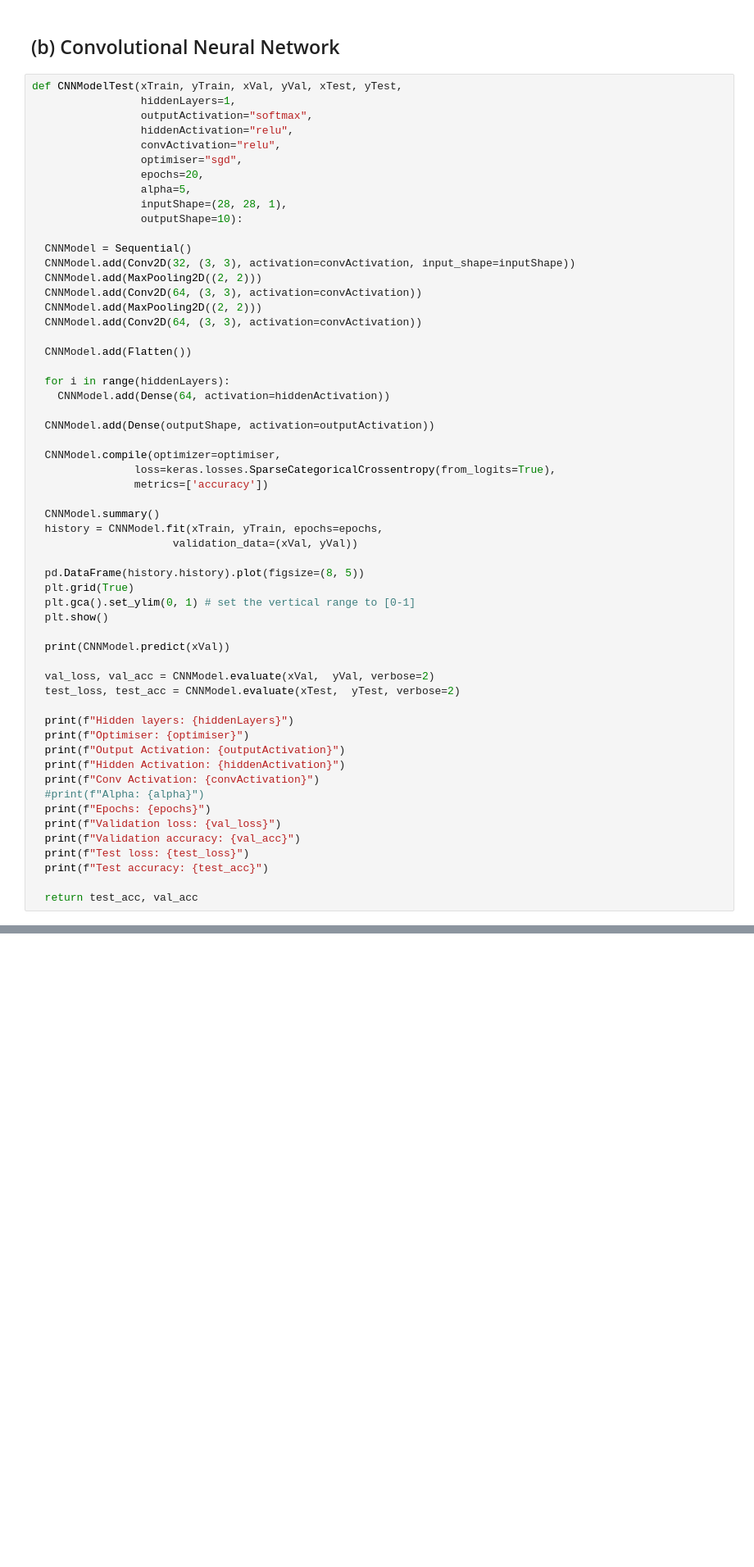
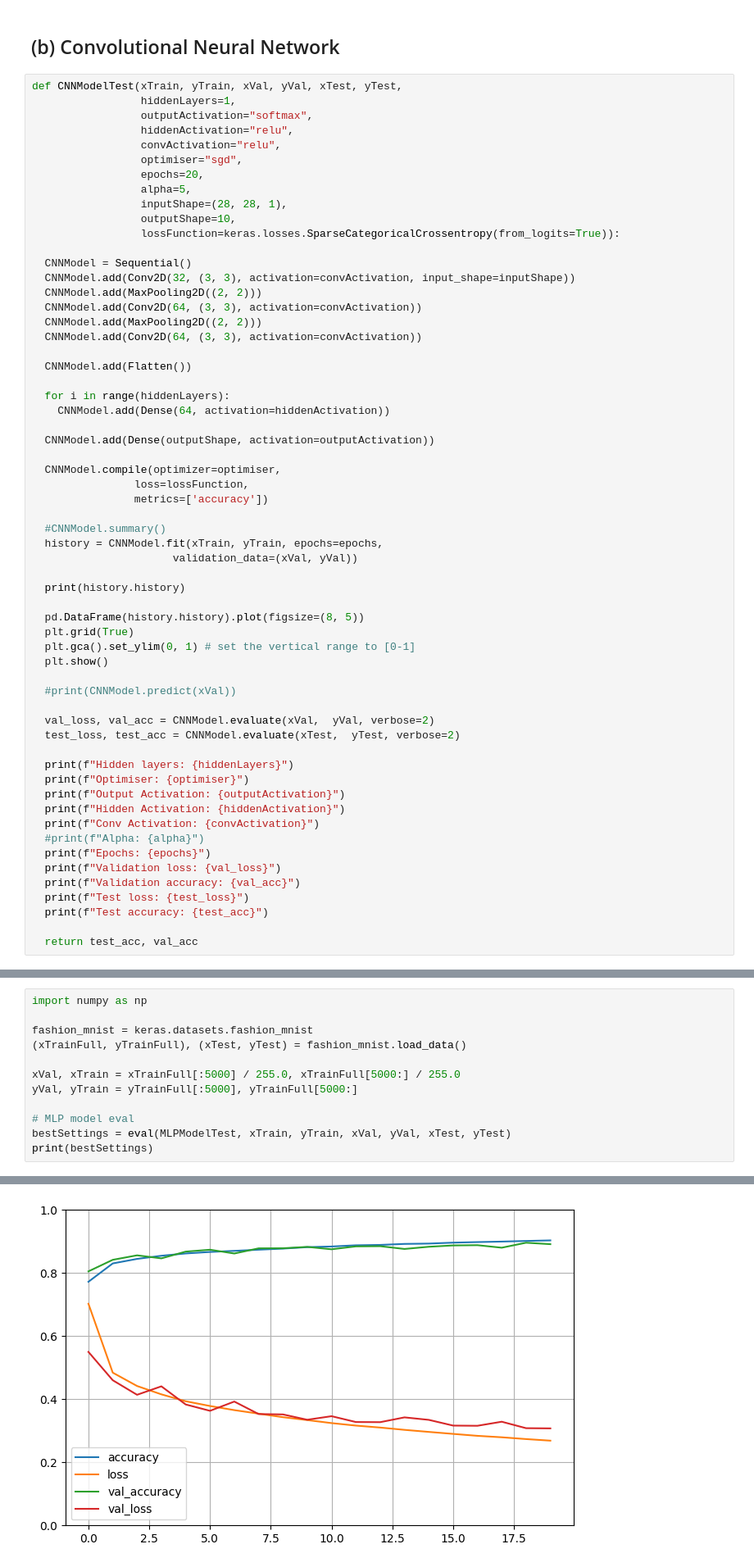
Before and after one commit to Demmenie/itdl, a Jupyter notebook: idl-a1/ITDL_A1.ipynb, the cells around one changed output, grey strips where cells are left out. Shown at 82% size. Drawn from its saved outputs; the diff is of its cells as text; blank space fills up the shorter version.

Commit message:
Added Standard Eval and Circular Loss

```diff
--- a/idl-a1/ITDL_A1.ipynb
+++ b/idl-a1/ITDL_A1.ipynb
@@ -318,7 +318,8 @@ def CNNModelTest(xTrain, yTrain, xVal, yVal, xTest, yTest,
                  epochs=20,
                  alpha=5,
                  inputShape=(28, 28, 1),
-                 outputShape=10):
+                 outputShape=10,
+                 lossFunction=keras.losses.SparseCategoricalCrossentropy(from_logits=True)):
 
   CNNModel = Sequential()
   CNNModel.add(Conv2D(32, (3, 3), activation=convActivation, input_shape=inputShape))
@@ -335,19 +336,21 @@ def CNNModelTest(xTrain, yTrain, xVal, yVal, xTest, yTest,
   CNNModel.add(Dense(outputShape, activation=outputActivation))
 
   CNNModel.compile(optimizer=optimiser,
-                loss=keras.losses.SparseCategoricalCrossentropy(from_logits=True),
+                loss=lossFunction,
                 metrics=['accuracy'])
 
-  CNNModel.summary()
+  #CNNModel.summary()
   history = CNNModel.fit(xTrain, yTrain, epochs=epochs,
                       validation_data=(xVal, yVal))
+
+  print(history.history)
 
   pd.DataFrame(history.history).plot(figsize=(8, 5))
   plt.grid(True)
   plt.gca().set_ylim(0, 1) # set the vertical range to [0-1]
   plt.show()
 
-  print(CNNModel.predict(xVal))
+  #print(CNNModel.predict(xVal))
 
   val_loss, val_acc = CNNModel.evaluate(xVal,  yVal, verbose=2)
   test_loss, test_acc = CNNModel.evaluate(xTest,  yTest, verbose=2)
@@ -508,0 +536,13 @@ NameError: name 'accuracyList' is not defined
+# %%
+import numpy as np
+
+fashion_mnist = keras.datasets.fashion_mnist
+(xTrainFull, yTrainFull), (xTest, yTest) = fashion_mnist.load_data()
+
+xVal, xTrain = xTrainFull[:5000] / 255.0, xTrainFull[5000:] / 255.0
+yVal, yTrain = yTrainFull[:5000], yTrainFull[5000:]
+
+# MLP model eval
+bestSettings = eval(MLPModelTest, xTrain, yTrain, xVal, yVal, xTest, yTest)
+print(bestSettings)
+# %% [output]
@@ -508,0 +576 @@ NameError: name 'accuracyList' is not defined
+[figure, added]
```
Also changed, not shown: parts of 13 cells of this notebook.
